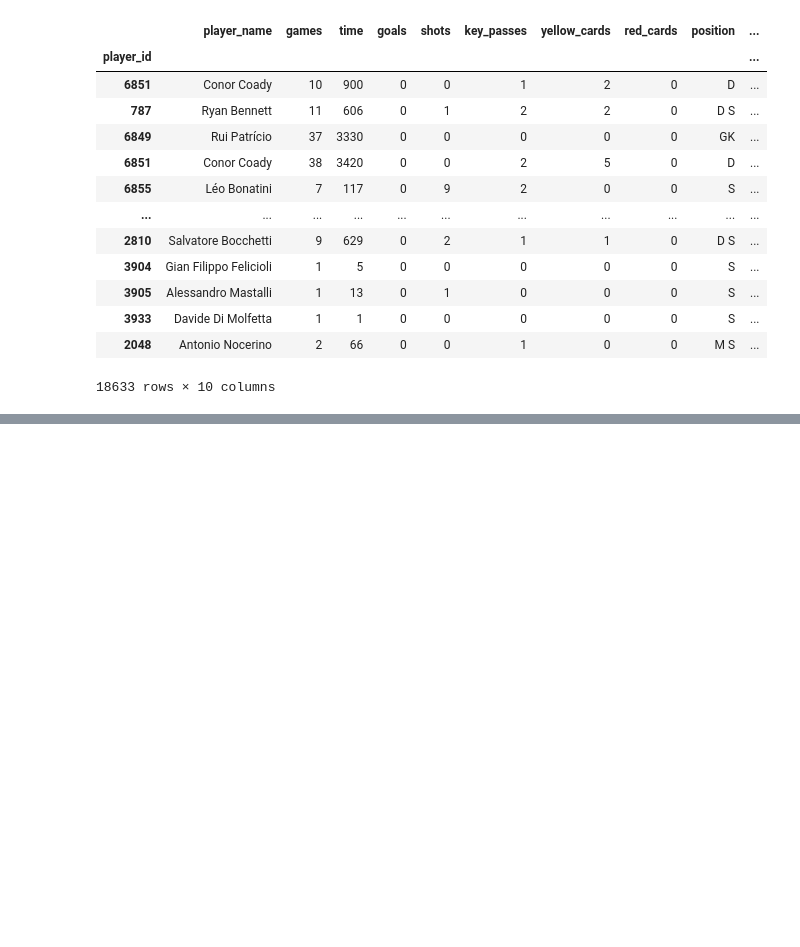
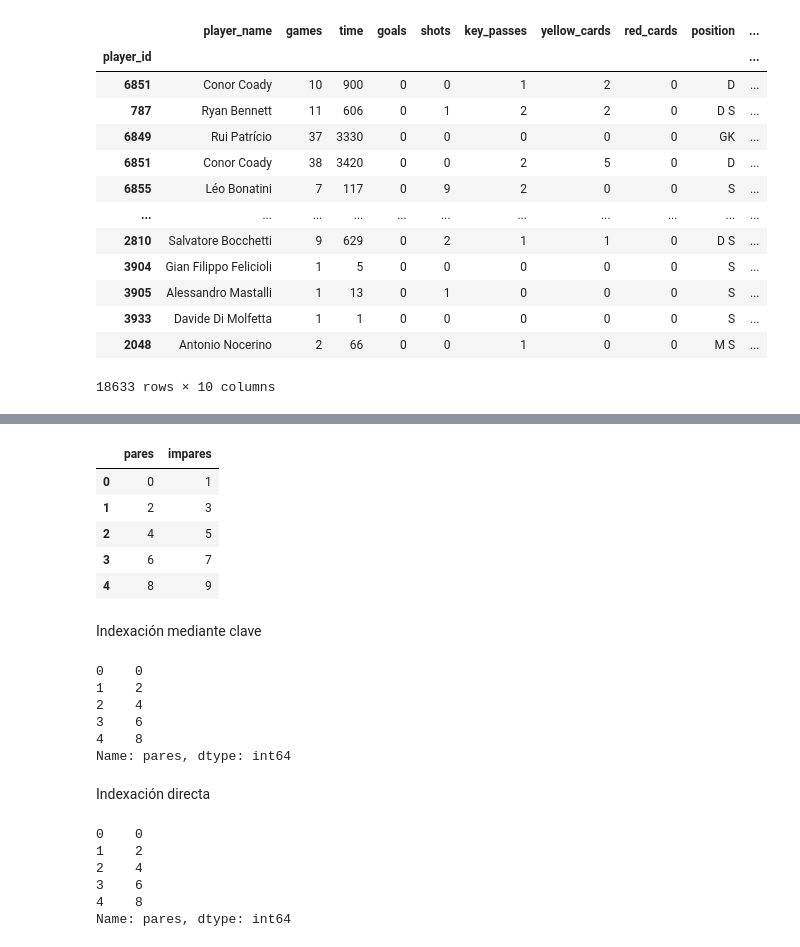
Before and after one commit to Ardark27/python_finance, a Jupyter notebook: 4_pandas/4_1_intro.ipynb, the cells around one changed output, grey strips where cells are left out. Drawn from its saved outputs; the diff is of its cells as text; code cells hidden in the pictures; blank space fills up the shorter version.

```diff
--- a/4_pandas/4_1_intro.ipynb
+++ b/4_pandas/4_1_intro.ipynb
@@ -261,6 +261,8 @@ print(numeros)
 2     4     5
 3     6     7
 4     8     9
+# %%
+numeros.columns=['pares', 'impares']
 # %% [markdown]
 Pandas ofrece métodos para __leer y escribir ficheros csv, excell etc.__ Esto lo veremos más adelante, pero para poder cargar un dataframe con datos, vamos a leer un fichero .csv con datos sobre futbol. Para ello usamos el método pd.read_csv()
 # %%
@@ -339,0 +385,31 @@ footbal_stats.sort_values(by='team_name', ascending=False)
+# %%
+numeros
+# %% [output]
+|  | pares | impares |
+| 0 | 0 | 1 |
+| 1 | 2 | 3 |
+| 2 | 4 | 5 |
+| 3 | 6 | 7 |
+| 4 | 8 | 9 |
+# %% [markdown]
+Indexación mediante clave
+# %%
+numeros.pares
+# %% [output]
+0    0
+1    2
+2    4
+3    6
+4    8
+Name: pares, dtype: int64
+# %% [markdown]
+Indexación directa
+# %%
+numeros['pares']
+# %% [output]
+0    0
+1    2
+2    4
+3    6
+4    8
+Name: pares, dtype: int64
```
Also changed, not shown: parts of 19 cells of this notebook.
